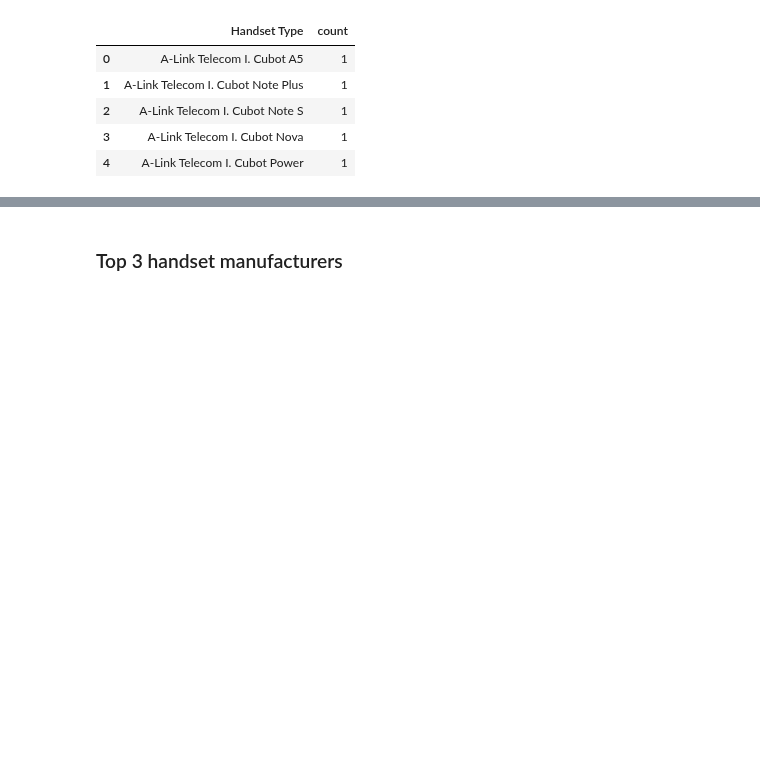
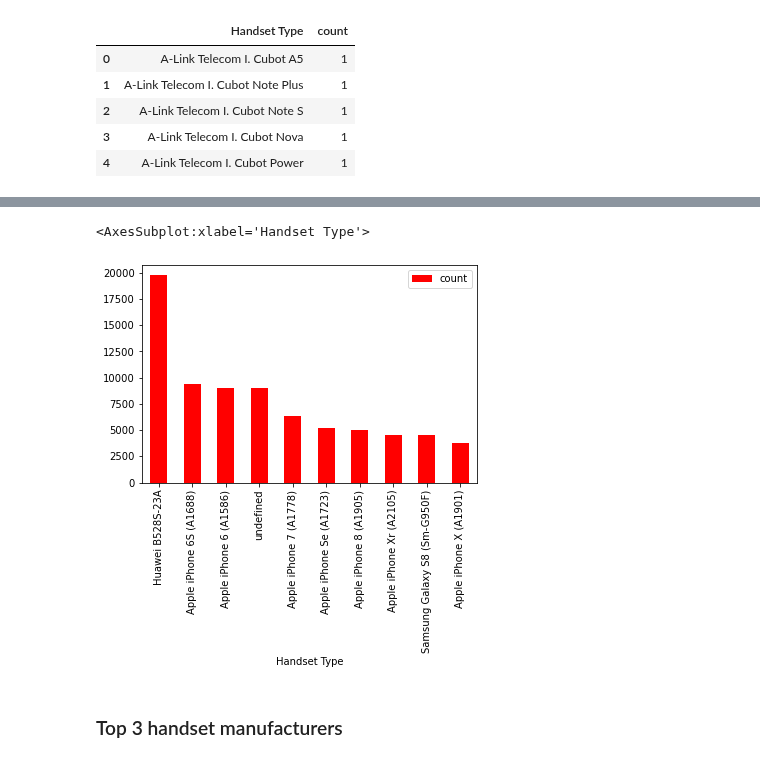
Before and after one commit to Abel-Blue/telecom-user-analytics, a Jupyter notebook: notebooks/data_preProcessing.ipynb, the cells around one changed output, grey strips where cells are left out. Saved outputs shown, nothing was run; the diff lists cells and outputs as text; code cells hidden in the pictures; blank space fills up the shorter version.

```diff
--- a/notebooks/data_preProcessing.ipynb
+++ b/notebooks/data_preProcessing.ipynb
@@ -128,3 +128,8 @@ Top 10 handsets used by customers
+# %%
+topHandsetType.plot.bar(x='Handset Type' ,stacked=True, color='red')
+# %% [output]
+<AxesSubplot:xlabel='Handset Type'>
+[figure, added]
 # %% [markdown]
 ### Top 3 handset manufacturers
 # %%
```
Also changed, not shown: parts of 14 cells of this notebook.
